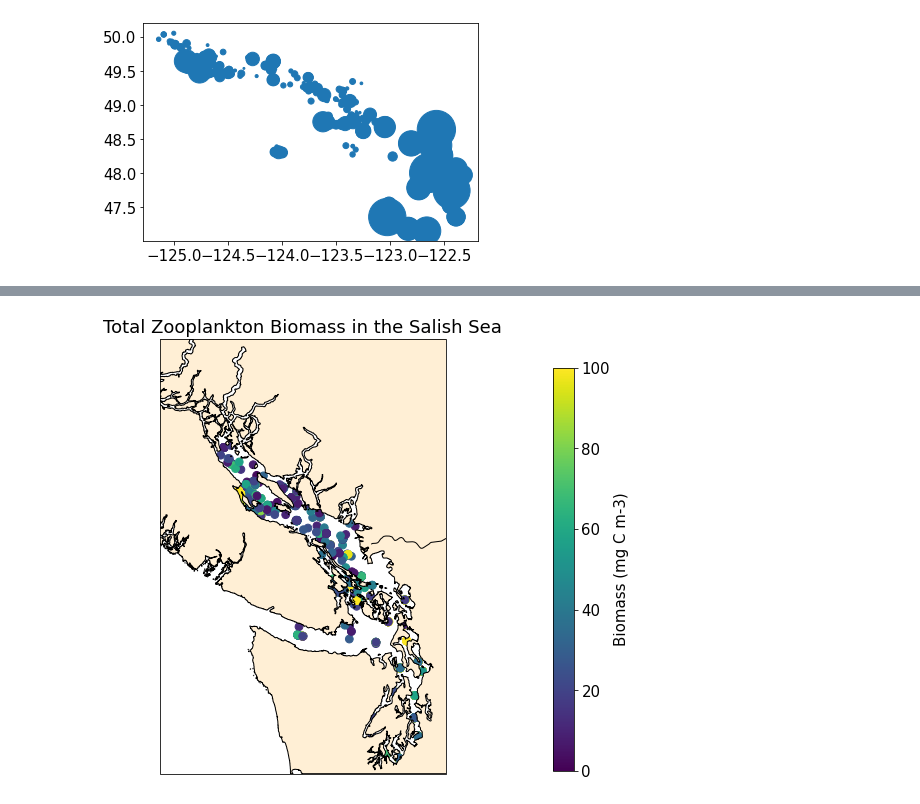
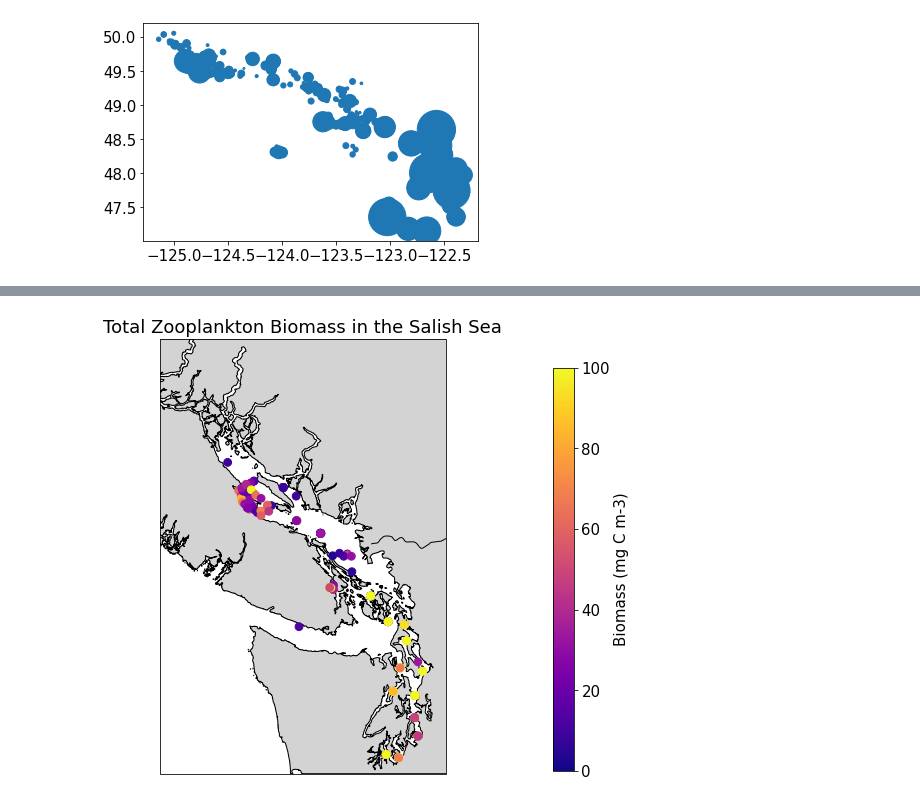
Before and after one commit to SalishSeaCast/analysis-karyn, a Jupyter notebook: notebooks/SalishSeaZoopBiomassScatterplots.ipynb, the cells around one changed output, grey strips where cells are left out. Cells and saved outputs as stored; diff of their text form; code cells hidden in the pictures.

```diff
--- a/notebooks/SalishSeaZoopBiomassScatterplots.ipynb
+++ b/notebooks/SalishSeaZoopBiomassScatterplots.ipynb
@@ -34,7 +34,7 @@ $( document ).ready(code_toggle);
 
 <form action="javascript:code_toggle()"><input type="submit" value="Click here to toggle on/off the raw code."></form>''')
 # %%
-landcolour = 'papayawhip'
+landcolour = 'lightgrey'
 plt.rcParams['font.size'] = 15
 # %%
 SalishSeaDF=pd.read_excel('/ocean/ksuchy/MOAD/analysis-karyn/notebooks/SalishSeaBiomassDF.xlsx',engine='openpyxl')
@@ -98,27 +136,27 @@ mean2019=SalishSea2019['Total'].mean()
 def logt(x):
   return np.log10(x+.001)
 # %%
-Lon=SalishSeaDF['Lon']
-Lat=SalishSeaDF['Lat']
+Lon=SalishSea2014['Lon']
+Lat=SalishSea2014['Lat']
 #Total=logt(SalishSeaDF['Total'])
-Total=SalishSeaDF['Total']
+Total=SalishSea2014['Total']
 
 vmax=100
 normalize = colors.Normalize(vmin=0, vmax=vmax)
 fig = plt.figure(figsize=(10, 8))
 xlim, ylim = [-126., -122.], [47., 51.]
 ax = plt.subplot(projection=crs.Mercator(np.mean(xlim), *ylim))
 ax.set_extent(xlim + ylim)
 #ax.set_extent([-126., -122., 47., 51.])
 ax.add_feature(feature.GSHHSFeature('full', edgecolor='k', facecolor=landcolour))
 ax.add_feature(feature.RIVERS, edgecolor='k')
 st = 2
-ax.scatter(Lon,Lat,c=Total,marker='o', s=60, transform=crs.PlateCarree(), norm=normalize)
+ax.scatter(Lon,Lat,c=Total,marker='o', s=60, transform=crs.PlateCarree(), norm=normalize,cmap=mcm.plasma,zorder=2)
 #gl = ax.gridlines(linestyle=':', color='k', draw_labels=True)
 #gl.top_labels, gl.right_labels = False, False
 cax = fig.add_axes([0.86, 0.13, 0.03, 0.7])
-cb = colorbar.ColorbarBase(cax, cmap=mcm.viridis, norm=normalize)
+cb = colorbar.ColorbarBase(cax, cmap=mcm.plasma, norm=normalize)
 cb.set_label('Biomass (mg C m-3)')
 ax.set_title("Total Zooplankton Biomass in the Salish Sea");
 # %% [output]
-[figure, old version]
+[figure, new version]
```
Also changed, not shown: parts of 23 cells of this notebook.
